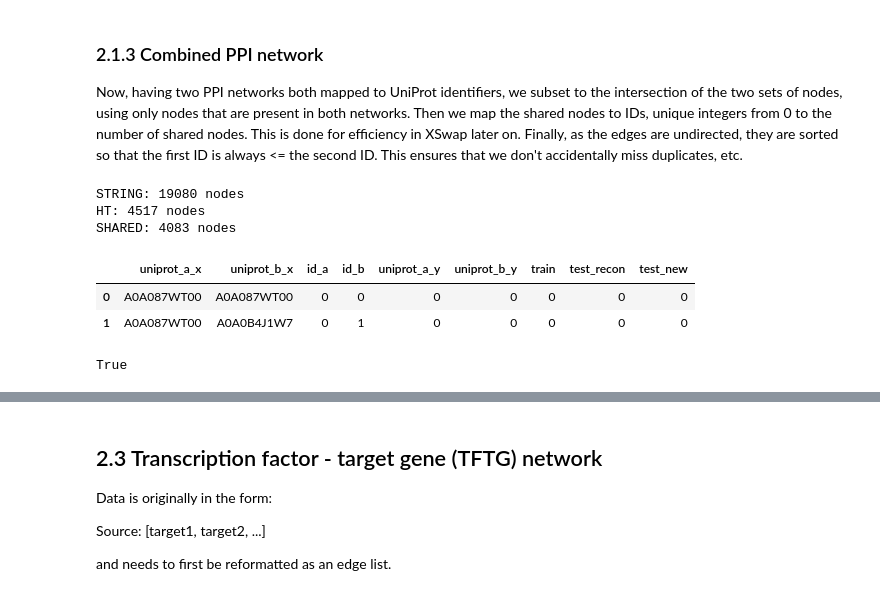
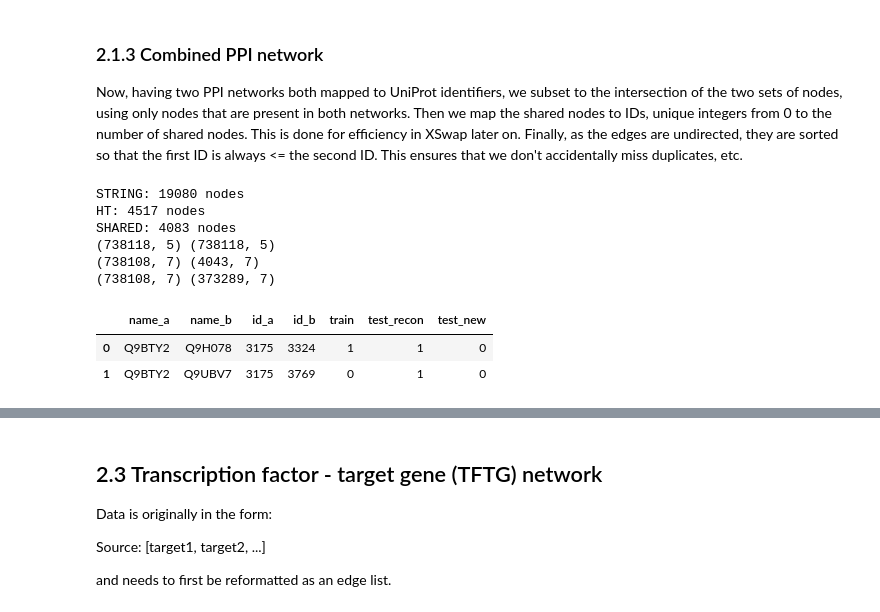
Before and after one commit to greenelab/xswap-analysis, a Jupyter notebook: nb/01.download_process_graphs.ipynb, the cells around one changed output, grey strips where cells are left out. Saved outputs shown, nothing was run; the diff lists cells and outputs as text; code cells hidden in the pictures.

```diff
--- a/nb/01.download_process_graphs.ipynb
+++ b/nb/01.download_process_graphs.ipynb
@@ -75,7 +173,7 @@ https://string-db.org/
 The two PPI networks use different mappings. We convert STRING to UniProt identifiers.
 # %%
 # Ensembl to UniProtKB identifier mappings
-mapping_df = pd.read_table(data_path.joinpath('ppi_string_mapping.tsv.gz'),
+mapping_df = pd.read_table(data_path.joinpath('1.raw/ppi_string_mapping.tsv.gz'),
                            compression='gzip', names=['species', 'uniprot_entry', 'string',
                                                       'unknown_a', 'unknown_b'])
 
@@ -90,7 +188,7 @@ string_to_uniprot = (
 
 # Load PPI network from STRING
 string_edges_df = (
-    pd.read_table(data_path.joinpath('ppi_string.txt.gz'), compression='gzip', sep=' ')
+    pd.read_table(data_path.joinpath('1.raw/ppi_string.txt.gz'), compression='gzip', sep=' ')
     .assign(
         uniprot_a=lambda df: df['protein1'].map(string_to_uniprot),
         uniprot_b=lambda df: df['protein2'].map(string_to_uniprot),
@@ -124,8 +216,8 @@ Rolland et al. (2014) *Cell* https://www.ncbi.nlm.nih.gov/pubmed/25416956
 # %%
 # Combine the two networks
 ht_df = pd.concat([
-    pd.read_csv(data_path.joinpath('ppi_ht_1.psi'), sep='\t'),
-    pd.read_csv(data_path.joinpath('ppi_ht_2.psi'), sep='\t')
+    pd.read_csv(data_path.joinpath('1.raw/ppi_ht_1.psi'), sep='\t'),
+    pd.read_csv(data_path.joinpath('1.raw/ppi_ht_2.psi'), sep='\t')
 ], ignore_index=True)
 
 ht_edges_df = (
@@ -177,74 +269,49 @@ ppi_edges_df = (
     )
 )
 
 # Map nodes onto unique integers (for XSwap)
-ppi_nodes = sorted(set(ppi_edges_df.loc[:, 'uniprot_a':'uniprot_b'].values.flatten()))
+ppi_nodes = sorted(set(
+    ppi_edges_df
+    .query('train == 1')
+    .loc[:, 'uniprot_a':'uniprot_b']
+    .values.flatten()
+))
 ppi_mapping = {name: i for name, i in zip(ppi_nodes, range(len(ppi_nodes)))}
 ppi_reversed_mapping = {v: k for k, v in ppi_mapping.items()}
 
 # Create a DF of all edges whose nodes have an edge in at least one of the networks
 ppi_edges_df = (
     ppi_edges_df
     .assign(
         mapped_a=lambda df: df['uniprot_a'].map(ppi_mapping),
         mapped_b=lambda df: df['uniprot_b'].map(ppi_mapping),
     )
     # Drop node pairs with nodes not in the train network
     .dropna()
     .assign(
         # Edges are bi-directional, so make id_a <= id_b
         id_a=lambda df: df.apply(lambda row: min(row['mapped_a'], row['mapped_b']), axis=1).astype(int),
         id_b=lambda df: df.apply(lambda row: max(row['mapped_a'], row['mapped_b']), axis=1).astype(int),
 
         # Re-ordering means that UniProt IDs may now be reversed.
         # Apply reverse mapping to ensure correctness.
-        uniprot_a=lambda df: df['id_a'].map(ppi_reversed_mapping),
-        uniprot_b=lambda df: df['id_b'].map(ppi_reversed_mapping),
+        name_a=lambda df: df['id_a'].map(ppi_reversed_mapping),
+        name_b=lambda df: df['id_b'].map(ppi_reversed_mapping),
     )
-    .filter(items=['uniprot_a', 'uniprot_b', 'id_a', 'id_b', 'train', 'test_recon', 'test_new'])
+    .filter(items=['name_a', 'name_b', 'id_a', 'id_b', 'train', 'test_recon', 'test_new'])
     .reset_index(drop=True)
 )
+
+ppi_edges_df.to_csv(data_path.joinpath('2.edges/ppi.tsv.xz'), compression='xz', index=False, sep='\t')
+
+ppi_edges_df.head(2)
 # %% [output]
 STRING: 19080 nodes
 HT: 4517 nodes
 SHARED: 4083 nodes
+(738118, 5) (738118, 5)
+(738108, 7) (4043, 7)
+(738108, 7) (373289, 7)
+|  | name_a | name_b | id_a | id_b | train | test_recon | test_new |
+| 0 | Q9BTY2 | Q9H078 | 3175 | 3324 | 1 | 1 | 0 |
+| 1 | Q9BTY2 | Q9UBV7 | 3175 | 3769 | 0 | 1 | 0 |
-# %%
-# Create the final DF of pairings for all nodes that appear in the training network
-uniprot_a, uniprot_b = zip(*itertools.product(ppi_nodes, ppi_nodes))
-
-ppi_df = (
-    pd.DataFrame()
-    .assign(
-        uniprot_a=uniprot_a,
-        uniprot_b=uniprot_b,
-        id_a=lambda df: df['uniprot_a'].map(ppi_mapping),
-        id_b=lambda df: df['uniprot_b'].map(ppi_mapping),
-    )
-    # Do not include duplicates of edges.
-    .query('id_a <= id_b')
-    # Merge with DF that already satisfies id_a <= id_b
-    .merge(ppi_edges_df, how='left', on=['id_a', 'id_b'])
-    .fillna(0)
-    .assign(
-        train=lambda df: df['train'].astype(int),
-        test_recon=lambda df: df['test_recon'].astype(int),
-        test_new=lambda df: df['test_new'].astype(int),
-    )
-)
-
-data_path.parent.joinpath('2.edges/').mkdir(exist_ok=True, parents=True)
-ppi_df.to_csv(data_path.parent.joinpath('2.edges/ppi.tsv.xz'), compression='xz',
-             index=False, sep='\t')
-
-ppi_df.head(2)
-# %% [output]
-|  | uniprot_a_x | uniprot_b_x | id_a | id_b | uniprot_a_y | uniprot_b_y | train | test_recon | test_new |
-| 0 | A0A087WT00 | A0A087WT00 | 0 | 0 | 0 | 0 | 0 | 0 | 0 |
-| 1 | A0A087WT00 | A0A0B4J1W7 | 0 | 1 | 0 | 0 | 0 | 0 | 0 |
-# %%
-# Verify that the network is connected
-ppi_edges = list(map(tuple, ppi_df.query('train == 1').loc[:, 'id_a':'id_b'].values))
-G = nx.from_edgelist(ppi_edges)
-nx.is_connected(G)
-# %% [output]
-True
```
Also changed, not shown: parts of 22 cells of this notebook, 4 other files.
